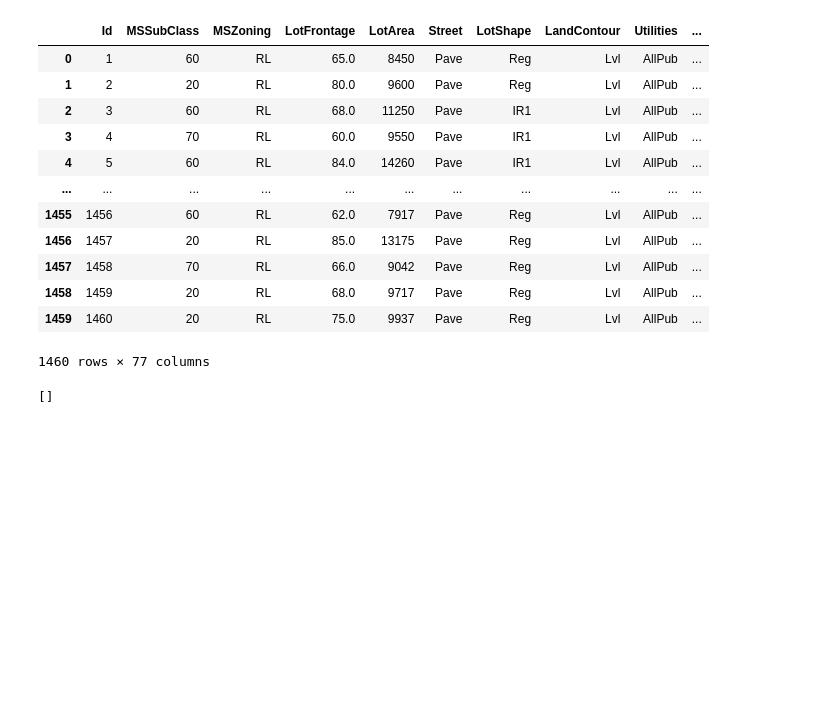
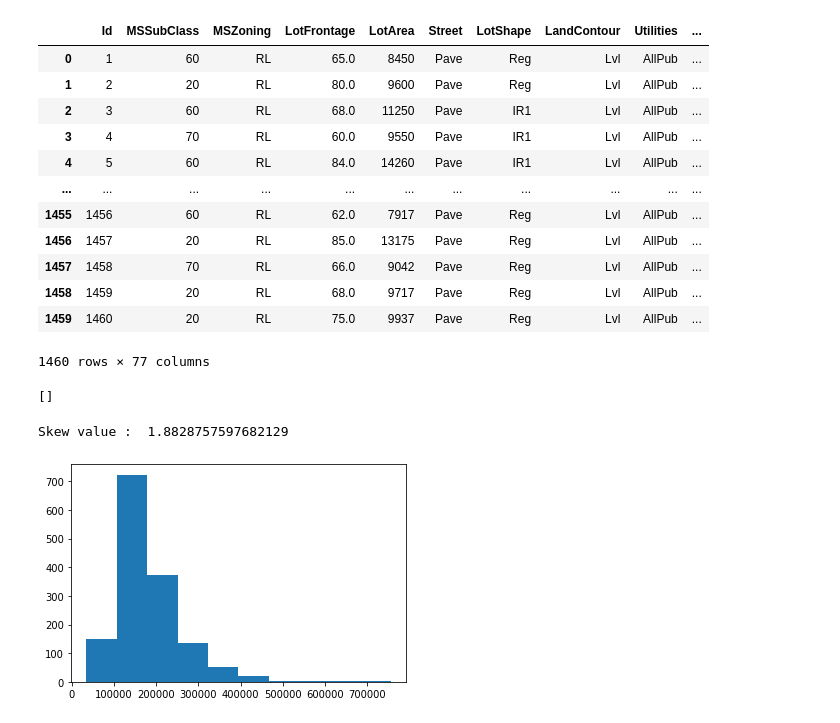
Before and after one commit to MKA-ML/ML-Task-1, a Jupyter notebook: Group_Task_1.ipynb, the cells around one changed output. Drawn from its saved outputs; the diff is of its cells as text; code cells hidden in the pictures; blank space fills up the shorter version.

```diff
--- a/Group_Task_1.ipynb
+++ b/Group_Task_1.ipynb
@@ -59,3 +59,10 @@ print(to_del)
 df.drop(to_del, axis=1,inplace=True)
 # %% [output]
 []
+# %%
+print("Skew value : ", df.SalePrice.skew())
+plt.hist(df.SalePrice)
+plt.show()
+# %% [output]
+Skew value :  1.8828757597682129
+[figure, added]
```
Also changed, not shown: parts of 1 cell of this notebook.
